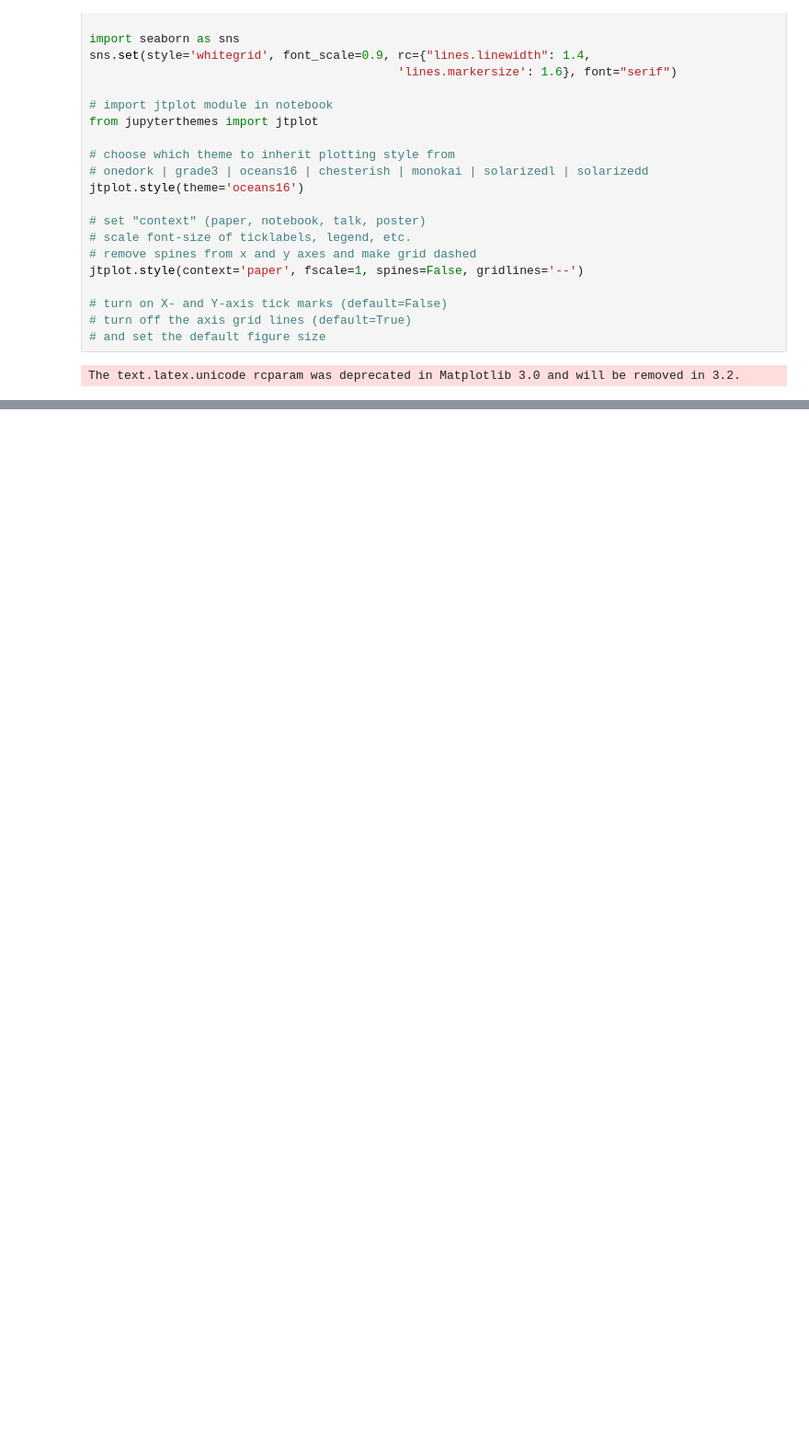
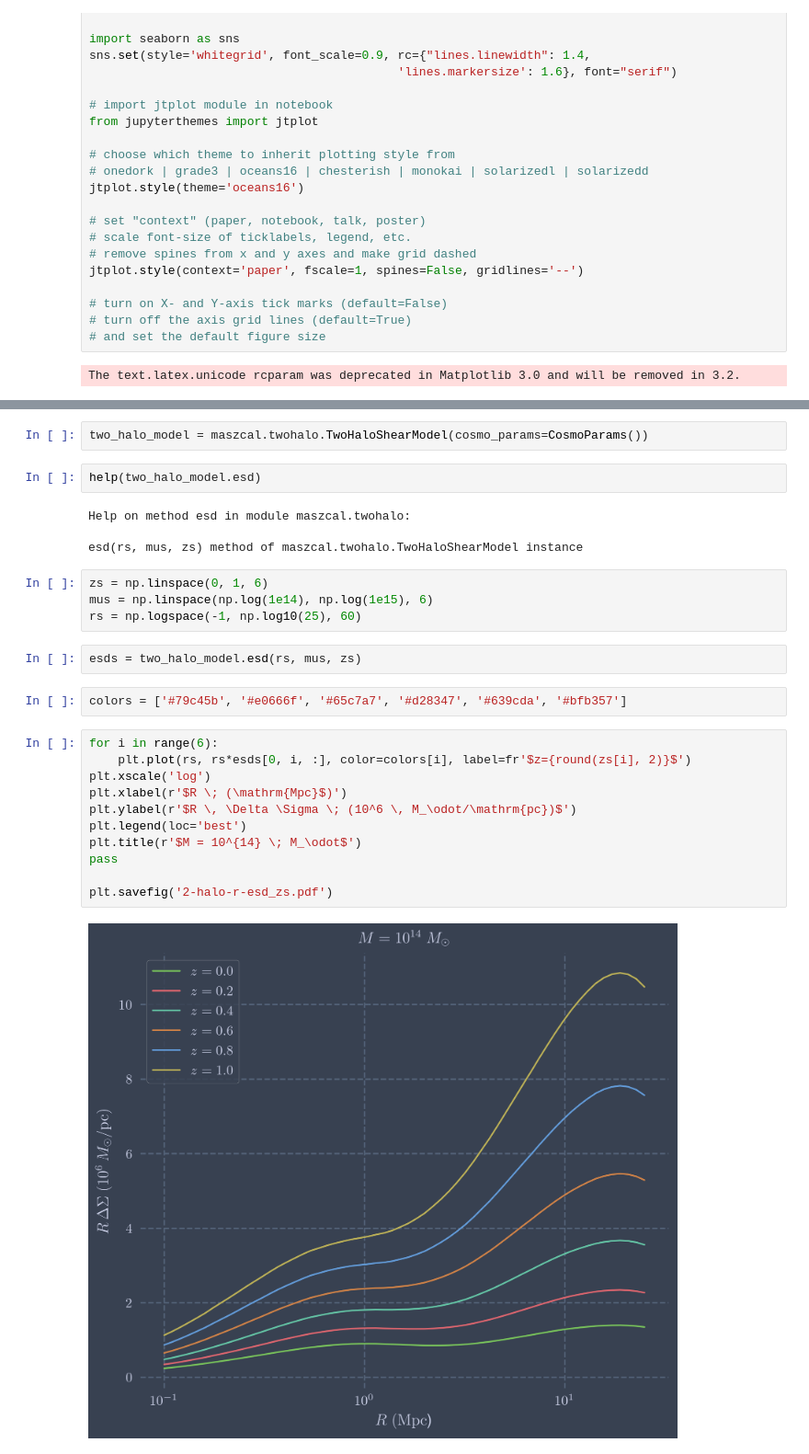
Before and after one commit to dylancromer/maszcal, a Jupyter notebook: docs/2_halo_term_projector_test.ipynb, the cells around one changed output, grey strips where cells are left out. Shown at 92% size. Saved outputs shown, nothing was run; the diff lists cells and outputs as text; blank space fills up the shorter version.

Commit message:
Updated 2-halo term doc to use maszcal.twohalo

```diff
--- a/docs/2_halo_term_projector_test.ipynb
+++ b/docs/2_halo_term_projector_test.ipynb
@@ -140,0 +38,29 @@ pass
+# %%
+two_halo_model = maszcal.twohalo.TwoHaloShearModel(cosmo_params=CosmoParams())
+# %%
+help(two_halo_model.esd)
+# %% [output]
+Help on method esd in module maszcal.twohalo:
+
+esd(rs, mus, zs) method of maszcal.twohalo.TwoHaloShearModel instance
+# %%
+zs = np.linspace(0, 1, 6)
+mus = np.linspace(np.log(1e14), np.log(1e15), 6)
+rs = np.logspace(-1, np.log10(25), 60)
+# %%
+esds = two_halo_model.esd(rs, mus, zs)
+# %%
+colors = ['#79c45b', '#e0666f', '#65c7a7', '#d28347', '#639cda', '#bfb357']
+# %%
+for i in range(6):
+    plt.plot(rs, rs*esds[0, i, :], color=colors[i], label=fr'$z={round(zs[i], 2)}$')
+plt.xscale('log')
+plt.xlabel(r'$R \; (\mathrm{Mpc}$)')
+plt.ylabel(r'$R \, \Delta \Sigma \; (10^6 \, M_\odot/\mathrm{pc})$')
+plt.legend(loc='best')
+plt.title(r'$M = 10^{14} \; M_\odot$')
+pass
+
+plt.savefig('2-halo-r-esd_zs.pdf')
+# %% [output]
+[figure, added]
```
Also changed, not shown: parts of 29 cells of this notebook.
